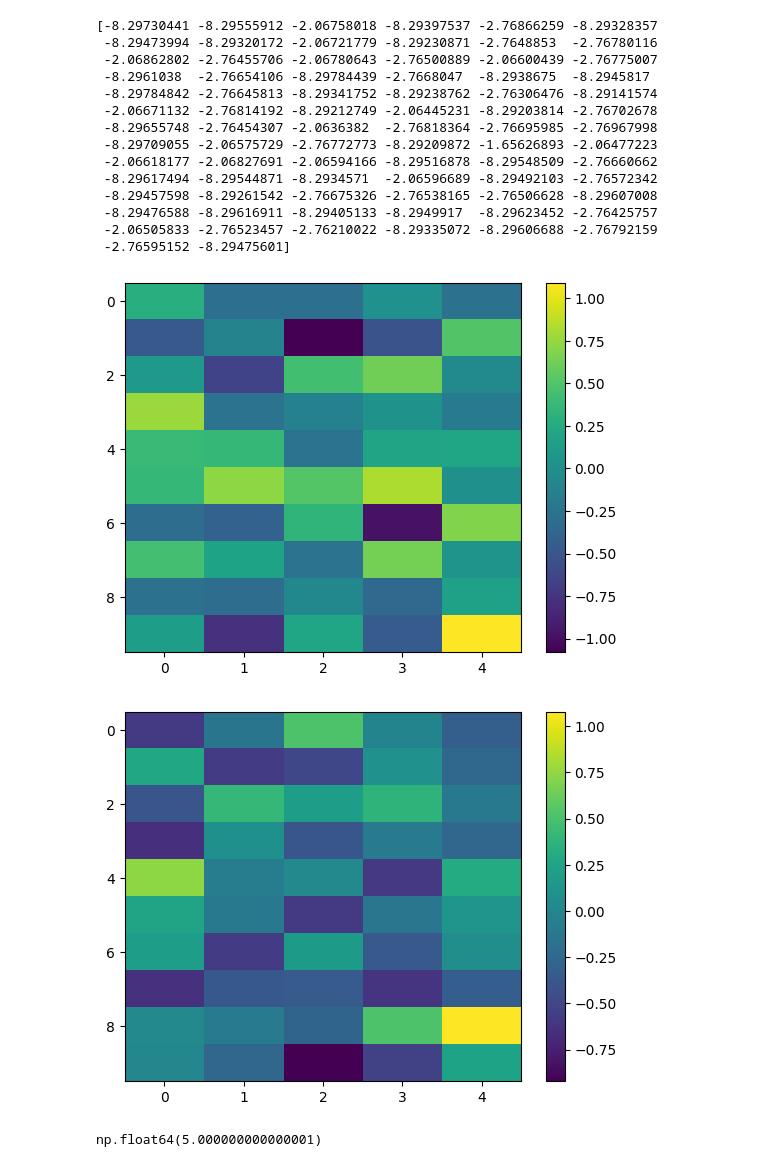
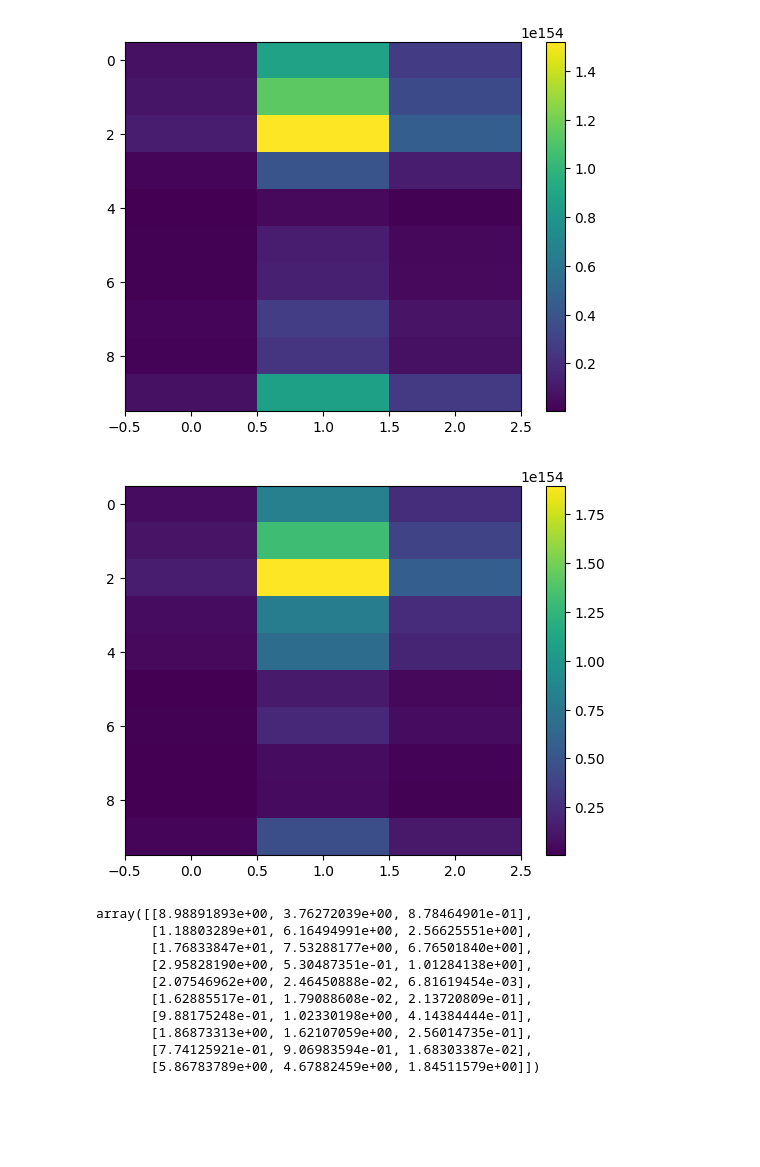
Before and after one commit to Sijianf/BVSIMC, a Jupyter notebook: working_notebook.ipynb, the cells around one changed output. Cells and saved outputs as stored; diff of their text form; code cells hidden in the pictures; blank space fills up the shorter version.

Commit message:
Updated BiSSGL implmentation

```diff
--- a/working_notebook.ipynb
+++ b/working_notebook.ipynb
@@ -9,18 +10,12 @@ J = 160
 d = d1 = d2 = 10
 K = K1 = K2 = 3
 
-U = np.random.normal(0, np.sqrt(0.005), size=(I, d1))
+U = np.random.normal(0, np.sqrt(0.01), size=(I, d1))
 U_true = U[:, :K1]
-V = np.random.normal(0, np.sqrt(0.005), size=(J, d2))
+V = np.random.normal(0, np.sqrt(0.01), size=(J, d2))
 V_true = V[:, :K2]
 A_true = np.eye(K1)
 B_true = np.eye(K2)
-
-
-def get_logit(X):
-    # Assuming X is already the linear predictor
-    return 1 / (1 + np.exp(-X))
-
 
 def plot_matrix(mat):
     import matplotlib.pyplot as plt
@@ -30,13 +25,13 @@ def plot_matrix(mat):
     plt.show()
 
 
-Pr = get_logit(U_true @ A_true @ B_true.T @ V_true.T)
+Pr = expit(U_true @ A_true @ B_true.T @ V_true.T)
 Y_true = (Pr > 0.5).astype(int)
 
-sparsity = 0.01
+sparsity = 0.1
 index = np.array(np.meshgrid(np.arange(I), np.arange(J))).T.reshape(-1, 2)
 masked_indices = index[
-    np.random.choice(index.shape[0], size=int((1 - sparsity) * I * J), replace=False)
+    np.random.choice(index.shape[0], size=int(sparsity * I * J), replace=False)
 ]
 Y_masked = Y_true[masked_indices[:, 0], masked_indices[:, 1]]
 Y = Y_true.copy()
@@ -52,19 +56,21 @@ plot_matrix(Y_true)
 # %%
-est_mu, estA, estB = BiSSGL.optimization(
+est_mu, est_A, est_B = BiSSGL.optimization(
     Y,
     U=U,
     V=V,
-    xi=10,
-    eta=1e-4,
-    tilde_lambda0=5,
+    xi=1,
+    eta=1e-3,
+    tilde_lambda0=2,
     tilde_lambda1=1,
-    tilde_alpha=0.5,
+    tilde_alpha=1,
     tilde_beta=1,
-    lambda0=5,
+    lambda0=2,
     lambda1=1,
-    alpha=0.5,
+    alpha=1,
     beta=1,
-    K=5,
-    max_iter=1000,
+    K=3,
+    max_iter=5000,
     tol=1e-5,
+    # A = A,
+    # B = B
 )
@@ -71,25 +102,19 @@ est_mu, estA, estB = BiSSGL.optimization(
 # %%
-print(est_mu)
-plot_matrix(estA)
-plot_matrix(estB)
+plot_matrix(np.abs(est_A))
+plot_matrix(np.abs(est_B))
 # %% [output]
-[-8.29730441 -8.29555912 -2.06758018 -8.29397537 -2.76866259 -8.29328357
- -8.29473994 -8.29320172 -2.06721779 -8.29230871 -2.7648853  -2.76780116
- -2.06862802 -2.76455706 -2.06780643 -2.76500889 -2.06600439 -2.76775007
- -8.2961038  -2.76654106 -8.29784439 -2.7668047  -8.2938675  -8.2945817
- -8.29784842 -2.76645813 -8.29341752 -8.29238762 -2.76306476 -8.29141574
- -2.06671132 -2.76814192 -8.29212749 -2.06445231 -8.29203814 -2.76702678
- -8.29655748 -2.76454307 -2.0636382  -2.76818364 -2.76695985 -2.76967998
- -8.29709055 -2.06575729 -2.76772773 -8.29209872 -1.65626893 -2.06477223
- -2.06618177 -2.06827691 -2.06594166 -8.29516878 -8.29548509 -2.76660662
- -8.29617494 -8.29544871 -8.2934571  -2.06596689 -8.29492103 -2.76572342
- -8.29457598 -8.29261542 -2.76675326 -2.76538165 -2.76506628 -8.29607008
- -8.29476588 -8.29616911 -8.29405133 -8.2949917  -8.29623452 -2.76425757
- -2.06505833 -2.76523457 -2.76210022 -8.29335072 -8.29606688 -2.76792159
- -2.76595152 -8.29475601]
-[figure, old version]
+[figure, new version]
-[figure, old version]
+[figure, new version]
-# %%
-linalg.norm([1, 2]) ** 2
-# %% [output]
-np.float64(5.000000000000001)
+# %%
+np.abs(est_A)
+# %% [output]
+array([[8.98891893e+00, 3.76272039e+00, 8.78464901e-01],
+       [1.18803289e+01, 6.16494991e+00, 2.56625551e+00],
+       [1.76833847e+01, 7.53288177e+00, 6.76501840e+00],
+       [2.95828190e+00, 5.30487351e-01, 1.01284138e+00],
+       [2.07546962e+00, 2.46450888e-02, 6.81619454e-03],
+       [1.62885517e-01, 1.79088608e-02, 2.13720809e-01],
+       [9.88175248e-01, 1.02330198e+00, 4.14384444e-01],
+       [1.86873313e+00, 1.62107059e+00, 2.56014735e-01],
+       [7.74125921e-01, 9.06983594e-01, 1.68303387e-02],
+       [5.86783789e+00, 4.67882459e+00, 1.84511579e+00]])
```
Also changed, not shown: parts of 5 cells of this notebook, 1 other file.
